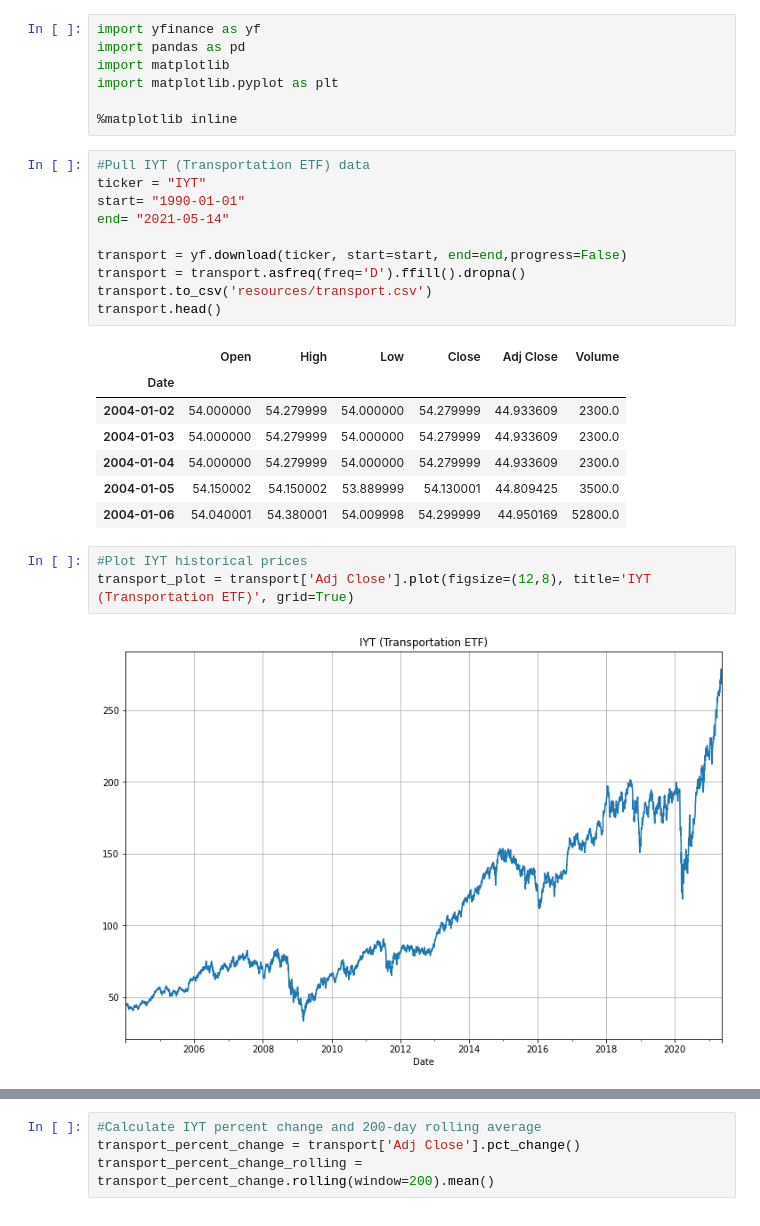
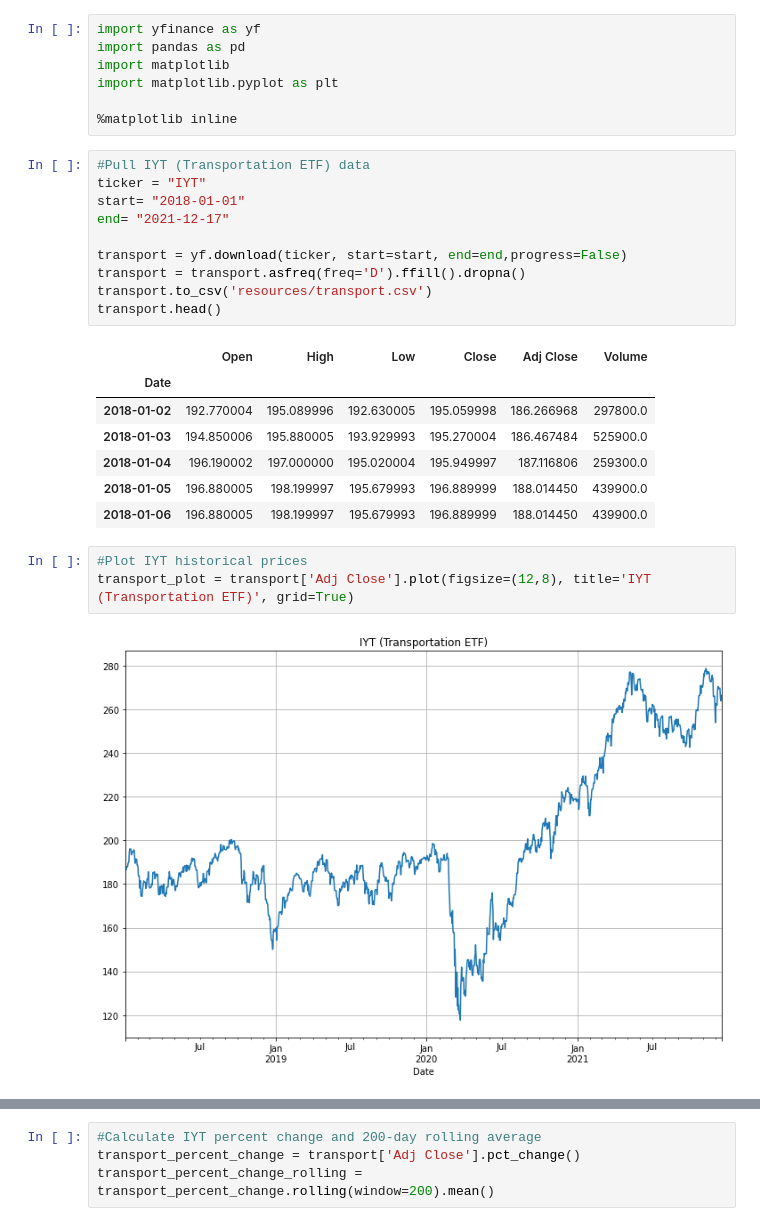
Before and after one commit to dbogatic/economic-indicators, a Jupyter notebook: transportation.ipynb, the cells around one changed output, grey strips where cells are left out. Drawn from its saved outputs; the diff is of its cells as text.

```diff
--- a/transportation.ipynb
+++ b/transportation.ipynb
@@ -8,26 +8,26 @@ import matplotlib.pyplot as plt
 # %%
 #Pull IYT (Transportation ETF) data
 ticker = "IYT"
-start= "1990-01-01"
-end= "2021-05-14"
+start= "2018-01-01"
+end= "2021-12-17"
 
 transport = yf.download(ticker, start=start, end=end,progress=False)
 transport = transport.asfreq(freq='D').ffill().dropna()
 transport.to_csv('resources/transport.csv')
 transport.head()
 # %% [output]
 |  | Open | High | Low | Close | Adj Close | Volume |
 | Date |  |  |  |  |  |  |
-| 2004-01-02 | 54.000000 | 54.279999 | 54.000000 | 54.279999 | 44.933609 | 2300.0 |
-| 2004-01-03 | 54.000000 | 54.279999 | 54.000000 | 54.279999 | 44.933609 | 2300.0 |
-| 2004-01-04 | 54.000000 | 54.279999 | 54.000000 | 54.279999 | 44.933609 | 2300.0 |
-| 2004-01-05 | 54.150002 | 54.150002 | 53.889999 | 54.130001 | 44.809425 | 3500.0 |
-| 2004-01-06 | 54.040001 | 54.380001 | 54.009998 | 54.299999 | 44.950169 | 52800.0 |
+| 2018-01-02 | 192.770004 | 195.089996 | 192.630005 | 195.059998 | 186.266968 | 297800.0 |
+| 2018-01-03 | 194.850006 | 195.880005 | 193.929993 | 195.270004 | 186.467484 | 525900.0 |
+| 2018-01-04 | 196.190002 | 197.000000 | 195.020004 | 195.949997 | 187.116806 | 259300.0 |
+| 2018-01-05 | 196.880005 | 198.199997 | 195.679993 | 196.889999 | 188.014450 | 439900.0 |
+| 2018-01-06 | 196.880005 | 198.199997 | 195.679993 | 196.889999 | 188.014450 | 439900.0 |
 # %%
 #Plot IYT historical prices
 transport_plot = transport['Adj Close'].plot(figsize=(12,8), title='IYT (Transportation ETF)', grid=True)
 # %% [output]
-[figure, old version]
+[figure, new version]
 # %%
 # Pull S&P Index historical values from yfinance API
 ticker = "^GSPC"
```
Also changed, not shown: parts of 3 cells of this notebook, 11 other files.
